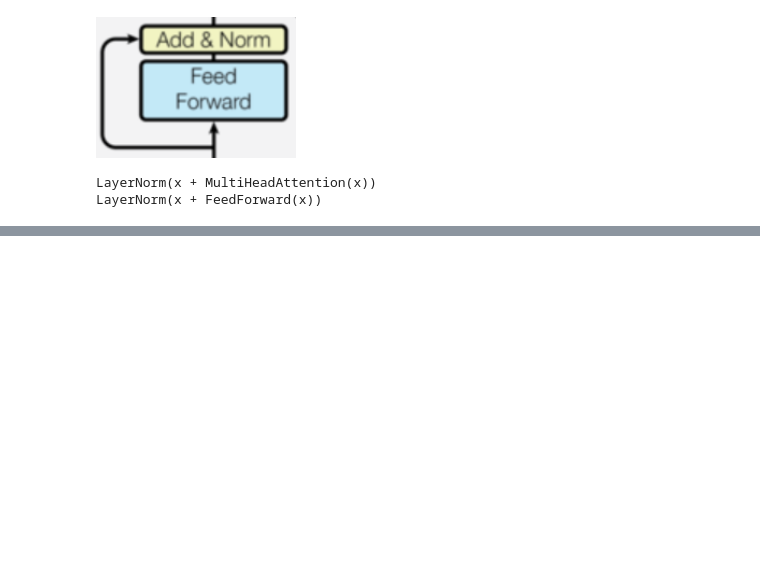
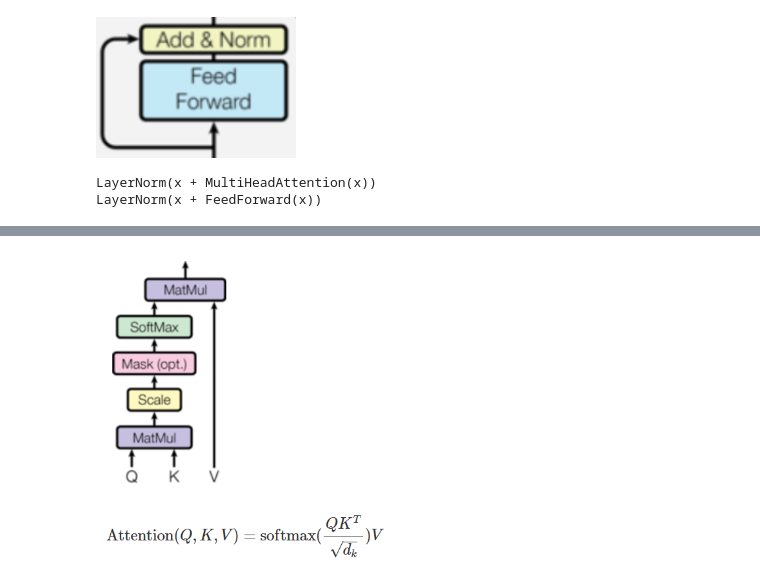
Before and after one commit to Trip1eLift/practice-pytorch, a Jupyter notebook: transformer/main.ipynb, the cells around one changed output, grey strips where cells are left out. Drawn from its saved outputs; the diff is of its cells as text; code cells hidden in the pictures; blank space fills up the shorter version.

```diff
--- a/transformer/main.ipynb
+++ b/transformer/main.ipynb
@@ -156,0 +223,36 @@ class EncoderLayer(nn.Module):
+# %%
+"""
+Attention: (Scaled Dot-Product Attention)
+A function takes in 3 input vectors Query, Key, Value and output 1 vector.
+
+It maps a query and a set of key-value pairs to an output. The output is
+computed as a weighted sum of the values, where the weight assigned to
+each value is computed by a compatibility function of the query with the
+corresponding key.
+
+We compute the dot products of the query with all keys, divide each by
+sqrt(d_k), dimension of key. Then apply softmax.
+
+Dividing by sqrt(d_k) is to prevent Q dot K to be large where Q and K
+can be seen as random variables of 0 mean and variance 1.
+"""
+display(Image(filename='images/attentionFlow.png', width=150))
+display(Image(filename="images/attentionEqn.png", width=300))
+
+def attention(query, key, value, mask=None, dropout=None):
+    "Compute 'Scaled Dot Product Attention'"
+    d_k = query.size(-1)
+    scores = torch.matmul(query, key.transpose(-2, -1)) / math.sqrt(d_k)
+
+    if mask is not None:
+        scores = scores.masked_fill(mask == 0, -1e9) # negative inf num to make softmax 0
+
+    p_attn = F.softmax(scores, dim = -1)
+
+    if dropout is not None:
+        p_attn = dropout(p_attn)
+
+    return torch.matmul(p_attn, value), p_attn # keeps Q dot K
+# %% [output]
+[figure, added]
+[figure, added]
```
Also changed, not shown: parts of 6 cells of this notebook, 3 other files.
